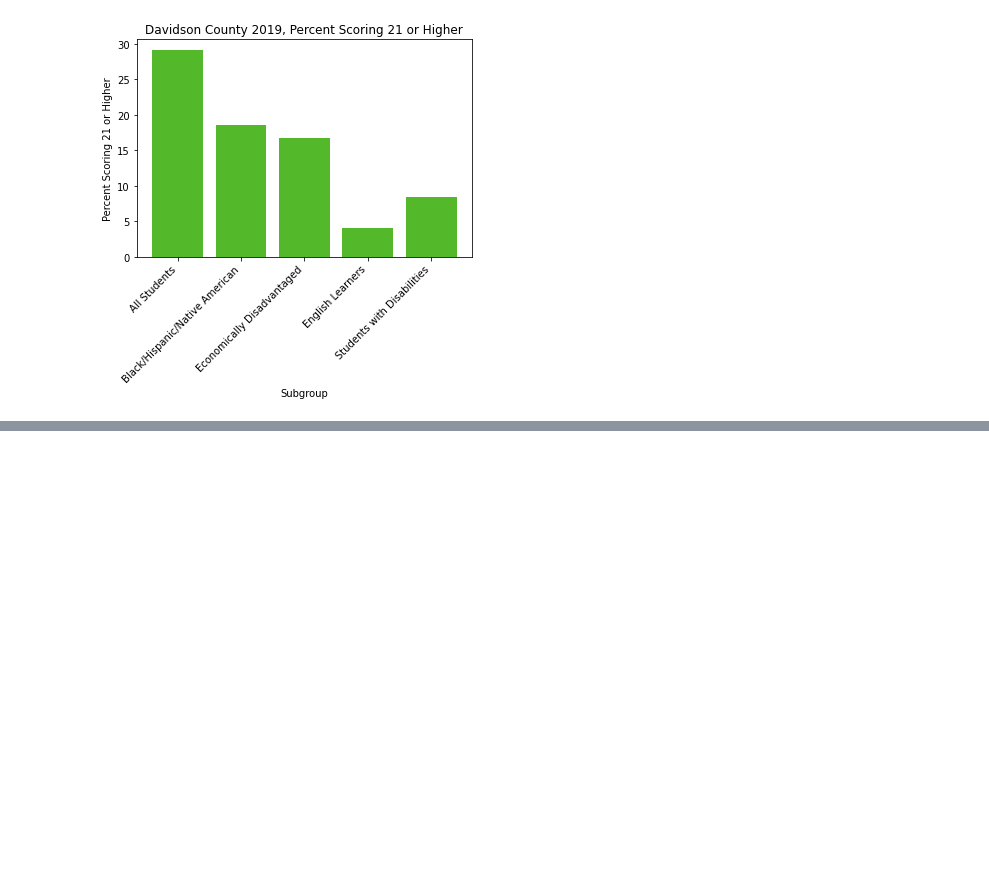
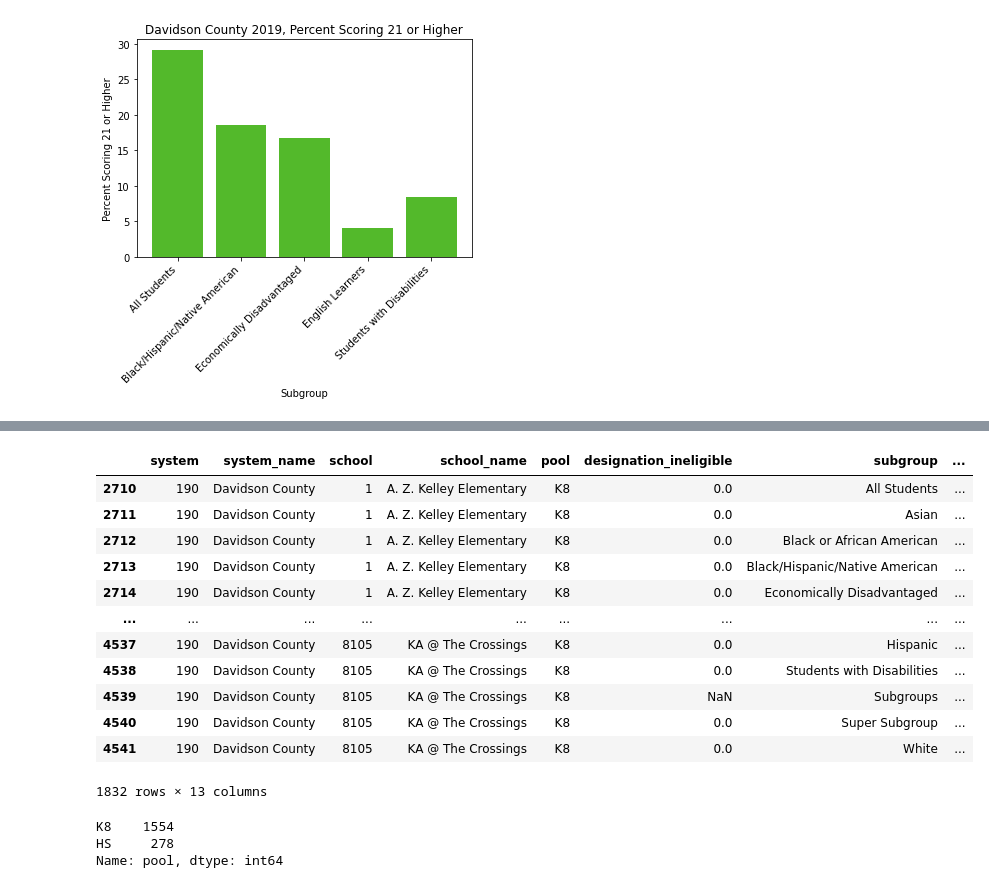
Before and after one commit to CalebAutry/capstone, a Jupyter notebook: notebooks/capstone.ipynb, the cells around one changed output, grey strips where cells are left out. Drawn from its saved outputs; the diff is of its cells as text; code cells hidden in the pictures; blank space fills up the shorter version.

```diff
--- a/notebooks/capstone.ipynb
+++ b/notebooks/capstone.ipynb
@@ -865,0 +887,22 @@ plt.xticks(rotation=45,
+# %%
+davidson_school_indicators_19
+# %% [output]
+|  | system | system_name | school | school_name | pool | designation_ineligible | subgroup | ... |
+| 2710 | 190 | Davidson County | 1 | A. Z. Kelley Elementary | K8 | 0.0 | All Students | ... |
+| 2711 | 190 | Davidson County | 1 | A. Z. Kelley Elementary | K8 | 0.0 | Asian | ... |
+| 2712 | 190 | Davidson County | 1 | A. Z. Kelley Elementary | K8 | 0.0 | Black or African American | ... |
+| 2713 | 190 | Davidson County | 1 | A. Z. Kelley Elementary | K8 | 0.0 | Black/Hispanic/Native American | ... |
+| 2714 | 190 | Davidson County | 1 | A. Z. Kelley Elementary | K8 | 0.0 | Economically Disadvantaged | ... |
+| ... | ... | ... | ... | ... | ... | ... | ... | ... |
+| 4537 | 190 | Davidson County | 8105 | KA @ The Crossings | K8 | 0.0 | Hispanic | ... |
+| 4538 | 190 | Davidson County | 8105 | KA @ The Crossings | K8 | 0.0 | Students with Disabilities | ... |
+| 4539 | 190 | Davidson County | 8105 | KA @ The Crossings | K8 | NaN | Subgroups | ... |
+| 4540 | 190 | Davidson County | 8105 | KA @ The Crossings | K8 | 0.0 | Super Subgroup | ... |
+| 4541 | 190 | Davidson County | 8105 | KA @ The Crossings | K8 | 0.0 | White | ... |
+1832 rows × 13 columns
+# %%
+davidson_school_indicators_19['pool'].value_counts()
+# %% [output]
+K8    1554
+HS     278
+Name: pool, dtype: int64
```
Also changed, not shown: parts of 12 cells of this notebook.
